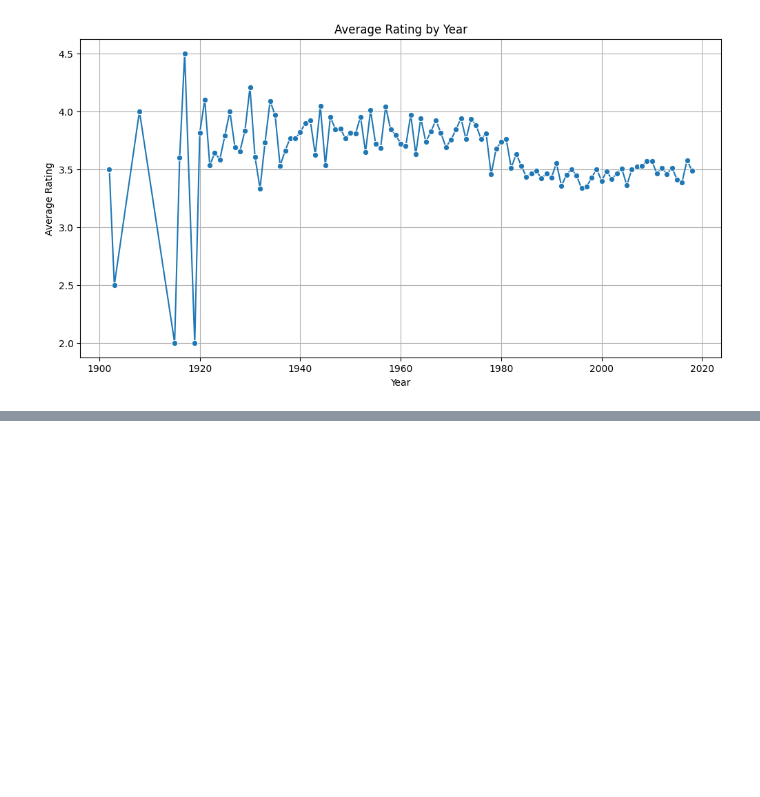
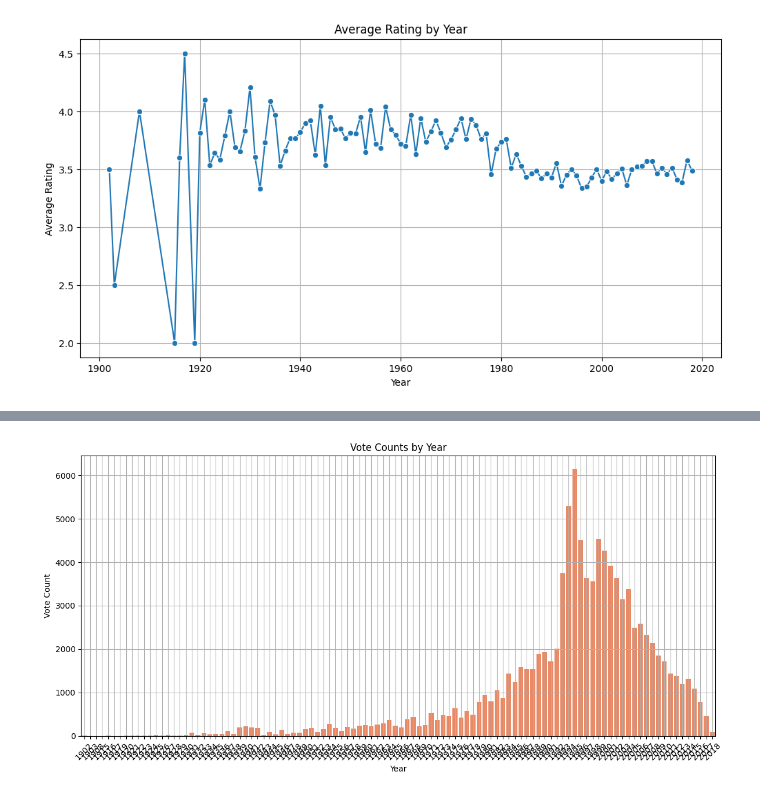
Before and after one commit to ecetuanahezer/movie-data-project, a Jupyter notebook: analysis/analysis.ipynb, the cells around one changed output, grey strips where cells are left out. Cells and saved outputs as stored; diff of their text form; code cells hidden in the pictures; blank space fills up the shorter version.

```diff
--- a/analysis/analysis.ipynb
+++ b/analysis/analysis.ipynb
@@ -190,3 +190,14 @@ plt.grid(True)
 plt.show()
 # %% [output]
 [figure]
+# %%
+# Highly rated movies in a specific year (e.g., 2000)
+# Merge ratings with movies to get year information
+ratings_with_title = ratings_df.merge(movies_df[["movieId", "title", "year"]], left_on="movieId", right_on="movieId")
+year_filter = 2000
+year_ratings = ratings_with_title[ratings_with_title["year"] == year_filter]
+
+top_movies_2000 = year_ratings.groupby("title")["rating"].agg(["mean", "count"]).reset_index()
+top_movies_2000 = top_movies_2000[top_movies_2000["count"] >= 20].sort_values(by="mean", ascending=False)
+
+top_movies_2000.head(10)
@@ -192,0 +216,15 @@ plt.show()
+# %%
+# Count of votes by year
+year_vote_counts = ratings_with_title.groupby("year")["rating"].count().reset_index()
+
+plt.figure(figsize=(12, 6))
+sns.barplot(data=year_vote_counts, x="year", y="rating", color="coral")
+plt.title("Vote Counts by Year")
+plt.xlabel("Year")
+plt.ylabel("Vote Count")
+plt.xticks(rotation=45)
+plt.grid(True)
+plt.tight_layout()
+plt.show()
+# %% [output]
+[figure, added]
```
Also changed, not shown: parts of 4 cells of this notebook.
